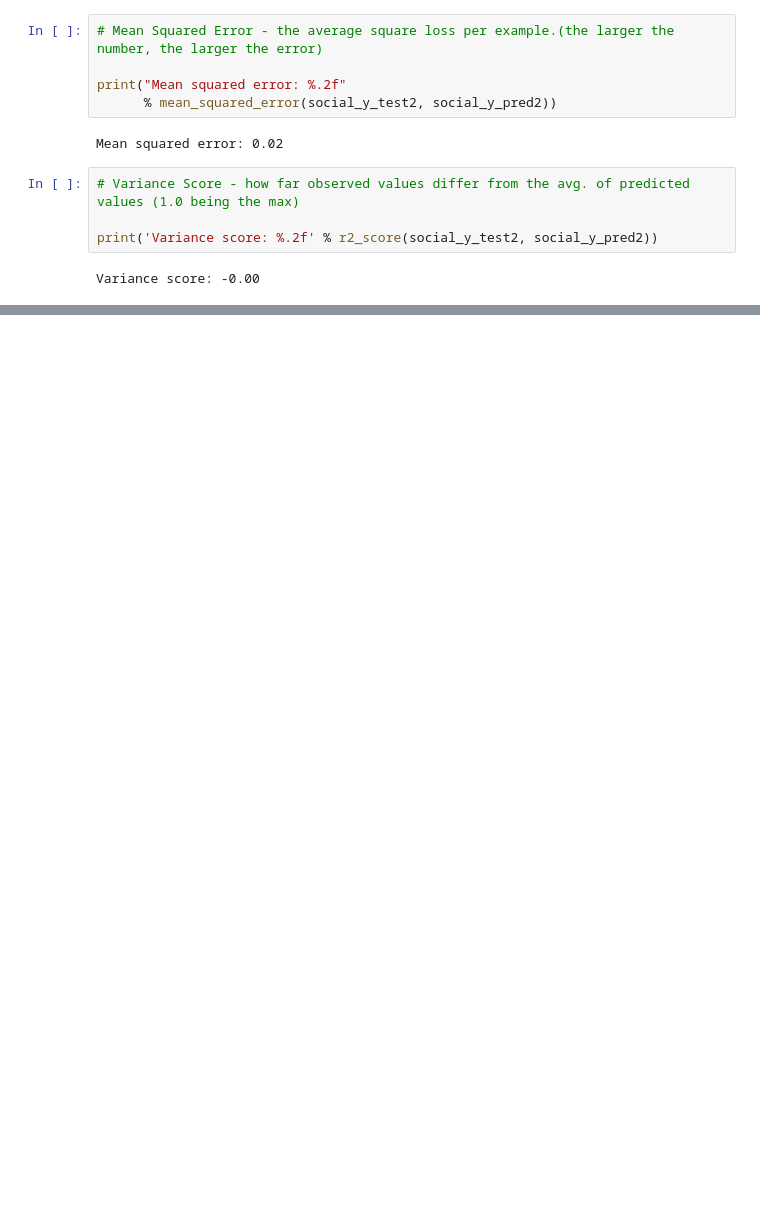
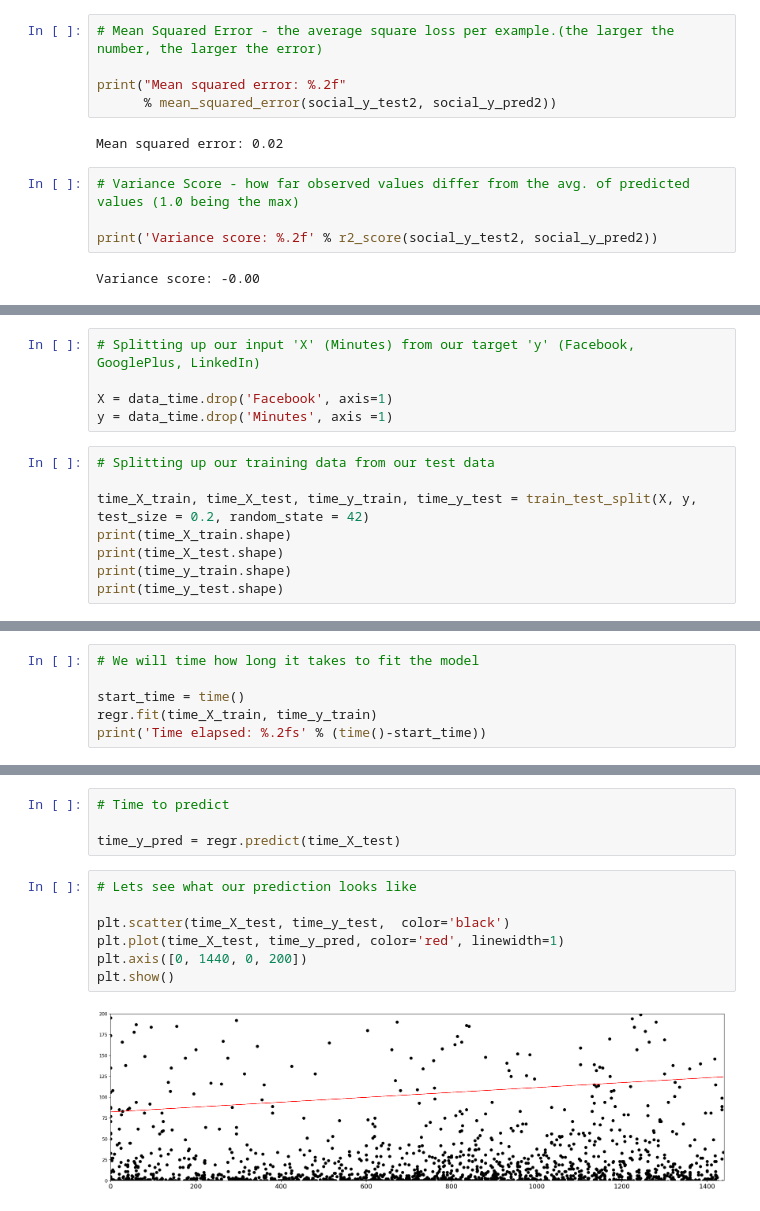
Before and after one commit to andrea5972/ML_classification, a Jupyter notebook: Regression/SocialNews-V1.ipynb, the cells around one changed output, grey strips where cells are left out. Cells and saved outputs as stored; diff of their text form; blank space fills up the shorter version.

```diff
--- a/Regression/SocialNews-V1.ipynb
+++ b/Regression/SocialNews-V1.ipynb
@@ -390,0 +413,13 @@ Variance score: -0.00
+# %%
+# Splitting up our input 'X' (Minutes) from our target 'y' (Facebook, GooglePlus, LinkedIn)
+
+X = data_time.drop('Facebook', axis=1)
+y = data_time.drop('Minutes', axis =1)
+# %%
+# Splitting up our training data from our test data
+
+time_X_train, time_X_test, time_y_train, time_y_test = train_test_split(X, y, test_size = 0.2, random_state = 42)
+print(time_X_train.shape)
+print(time_X_test.shape)
+print(time_y_train.shape)
+print(time_y_test.shape)
@@ -390,0 +435,6 @@ Variance score: -0.00
+# %%
+# We will time how long it takes to fit the model
+
+start_time = time()
+regr.fit(time_X_train, time_y_train)
+print('Time elapsed: %.2fs' % (time()-start_time))
@@ -390,0 +450,13 @@ Variance score: -0.00
+# %%
+# Time to predict
+
+time_y_pred = regr.predict(time_X_test)
+# %%
+# Lets see what our prediction looks like
+
+plt.scatter(time_X_test, time_y_test,  color='black')
+plt.plot(time_X_test, time_y_pred, color='red', linewidth=1)
+plt.axis([0, 1440, 0, 200])
+plt.show()
+# %% [output]
+[figure, added]
```
Also changed, not shown: parts of 13 cells of this notebook.
